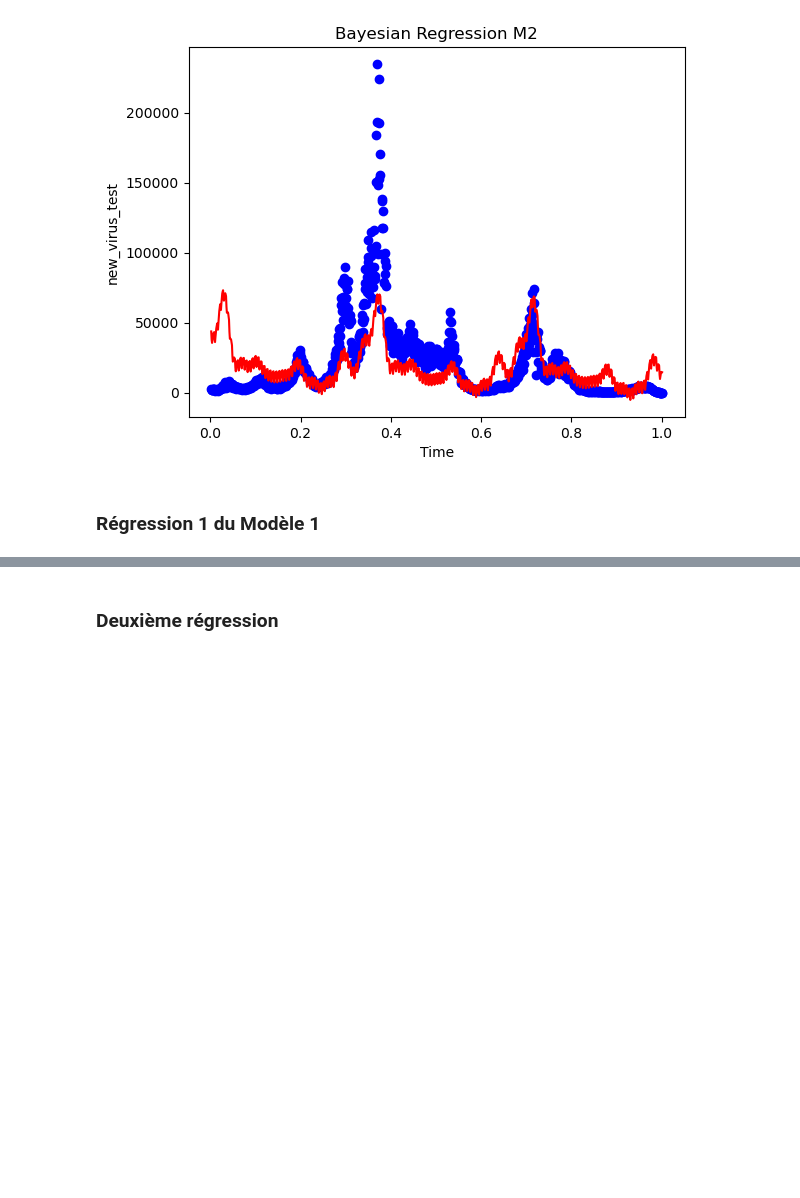
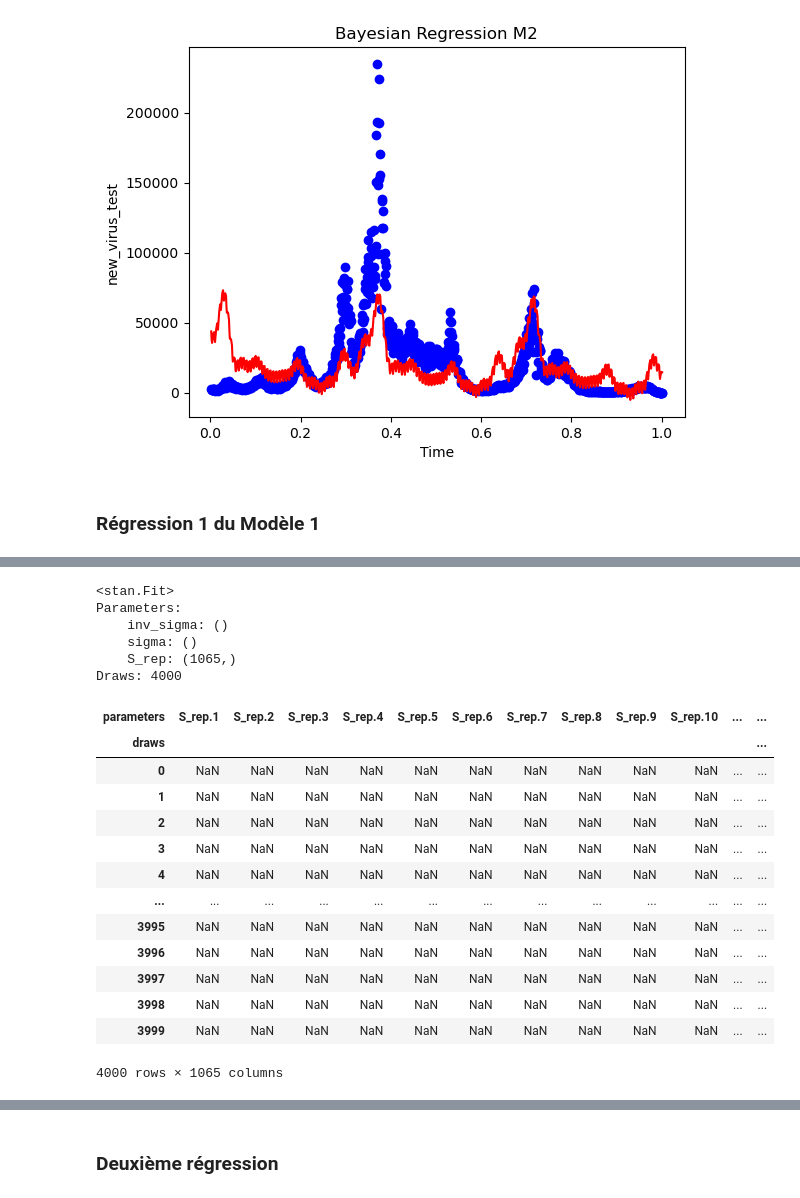
Before and after one commit to Jeremstar/business_is_business, a Jupyter notebook: Notebook_final.ipynb, the cells around one changed output, grey strips where cells are left out. Saved outputs shown, nothing was run; the diff lists cells and outputs as text; code cells hidden in the pictures; blank space fills up the shorter version.

```diff
--- a/Notebook_final.ipynb
+++ b/Notebook_final.ipynb
@@ -202,8 +210,8 @@ array([[1.00000000e+00, 8.21917808e-03, 1.00000000e+00, ...,
 # %%
 #Regression linéaire simple pour theta 1:
 X = mat_design
-y = df["new_virus_test"]
-model = LinearRegression().fit(X, y)
+S = df["new_virus_test"]
+model = LinearRegression().fit(X, S)
 
 epsilon = model.intercept_
 theta = model.coef_
@@ -287,8 +314,8 @@ plt.show()
 # %%
 #Regression linéaire simple pour theta 2:
 X = mat_design
-y = df["daily_cases"]
-model = LinearRegression().fit(X, y)
+T = df["daily_cases"]
+model = LinearRegression().fit(X, T)
 
 epsilon = model.intercept_
 theta = model.coef_
@@ -498,0 +499,27 @@ df2
+# %%
+print(fit)
+# %% [output]
+<stan.Fit>
+Parameters:
+    inv_sigma: ()
+    sigma: ()
+    S_rep: (1065,)
+Draws: 4000
+# %%
+df_S_rep = df2.loc[:, "S_rep.1":"S_rep.1065"]
+df_S_rep
+# %% [output]
+| parameters | S_rep.1 | S_rep.2 | S_rep.3 | S_rep.4 | S_rep.5 | S_rep.6 | S_rep.7 | S_rep.8 | S_rep.9 | S_rep.10 | ... | ... |
+| draws |  |  |  |  |  |  |  |  |  |  |  | ... |
+| 0 | NaN | NaN | NaN | NaN | NaN | NaN | NaN | NaN | NaN | NaN | ... | ... |
+| 1 | NaN | NaN | NaN | NaN | NaN | NaN | NaN | NaN | NaN | NaN | ... | ... |
+| 2 | NaN | NaN | NaN | NaN | NaN | NaN | NaN | NaN | NaN | NaN | ... | ... |
+| 3 | NaN | NaN | NaN | NaN | NaN | NaN | NaN | NaN | NaN | NaN | ... | ... |
+| 4 | NaN | NaN | NaN | NaN | NaN | NaN | NaN | NaN | NaN | NaN | ... | ... |
+| ... | ... | ... | ... | ... | ... | ... | ... | ... | ... | ... | ... | ... |
+| 3995 | NaN | NaN | NaN | NaN | NaN | NaN | NaN | NaN | NaN | NaN | ... | ... |
+| 3996 | NaN | NaN | NaN | NaN | NaN | NaN | NaN | NaN | NaN | NaN | ... | ... |
+| 3997 | NaN | NaN | NaN | NaN | NaN | NaN | NaN | NaN | NaN | NaN | ... | ... |
+| 3998 | NaN | NaN | NaN | NaN | NaN | NaN | NaN | NaN | NaN | NaN | ... | ... |
+| 3999 | NaN | NaN | NaN | NaN | NaN | NaN | NaN | NaN | NaN | NaN | ... | ... |
+4000 rows × 1065 columns
```
Also changed, not shown: parts of 22 cells of this notebook.
